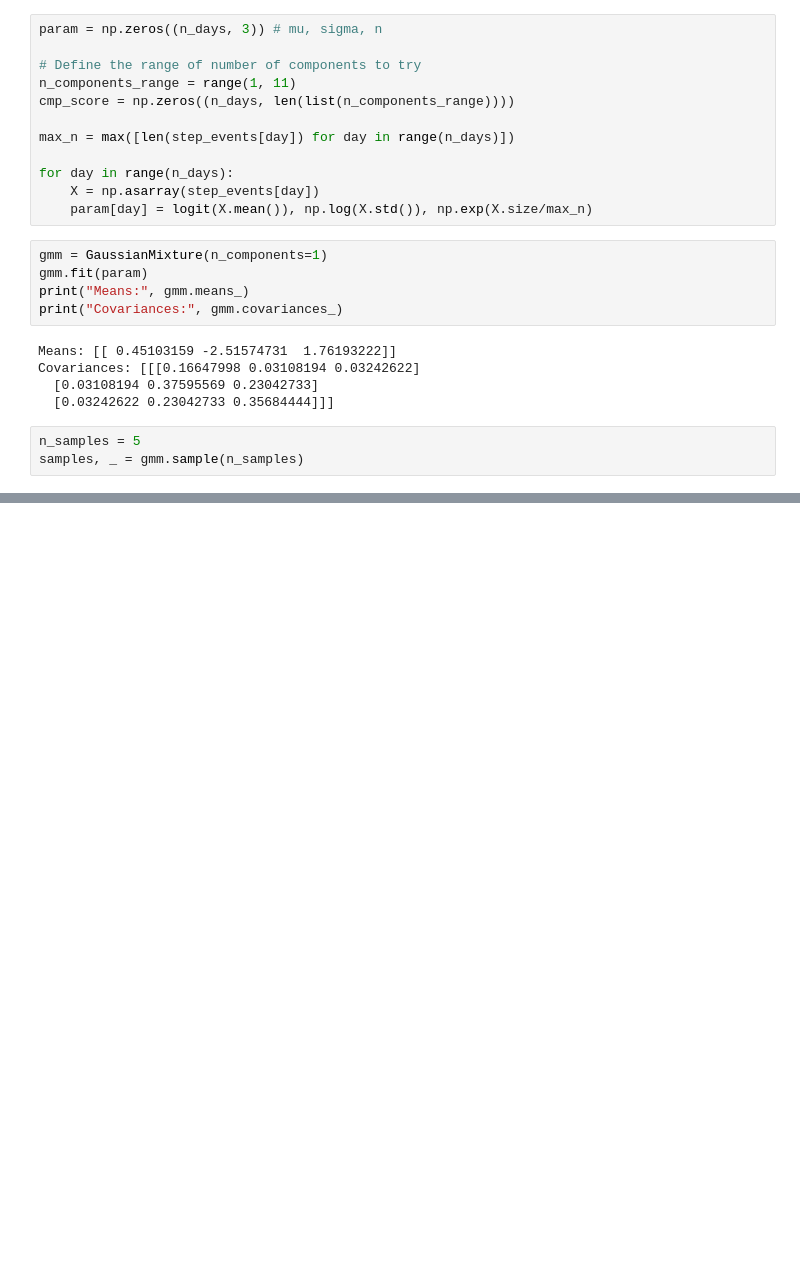
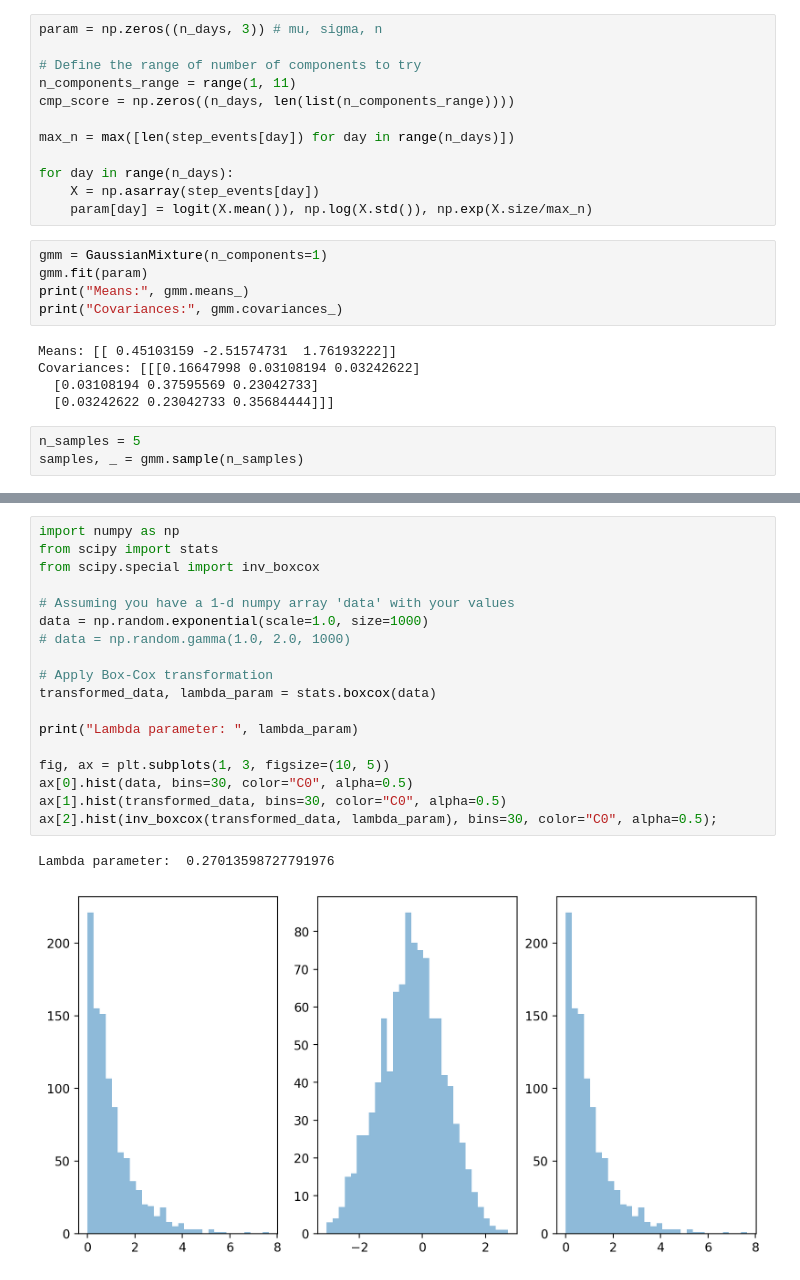
Before and after one commit to AurelienNioche/MAppAnalysis, a Jupyter notebook: notebooks/active_inference/main_11.ipynb, the cells around one changed output, grey strips where cells are left out. Drawn from its saved outputs; the diff is of its cells as text; blank space fills up the shorter version.

```diff
--- a/notebooks/active_inference/main_11.ipynb
+++ b/notebooks/active_inference/main_11.ipynb
@@ -227,0 +272,21 @@ for ax, activity in zip(axes, deriv_cum_steps):
+# %%
+import numpy as np
+from scipy import stats
+from scipy.special import inv_boxcox
+
+# Assuming you have a 1-d numpy array 'data' with your values
+data = np.random.exponential(scale=1.0, size=1000)
+# data = np.random.gamma(1.0, 2.0, 1000)
+
+# Apply Box-Cox transformation
+transformed_data, lambda_param = stats.boxcox(data)
+
+print("Lambda parameter: ", lambda_param)
+
+fig, ax = plt.subplots(1, 3, figsize=(10, 5))
+ax[0].hist(data, bins=30, color="C0", alpha=0.5)
+ax[1].hist(transformed_data, bins=30, color="C0", alpha=0.5)
+ax[2].hist(inv_boxcox(transformed_data, lambda_param), bins=30, color="C0", alpha=0.5);
+# %% [output]
+Lambda parameter:  0.27013598727791976
+[figure, added]
```
Also changed, not shown: parts of 16 cells of this notebook.
